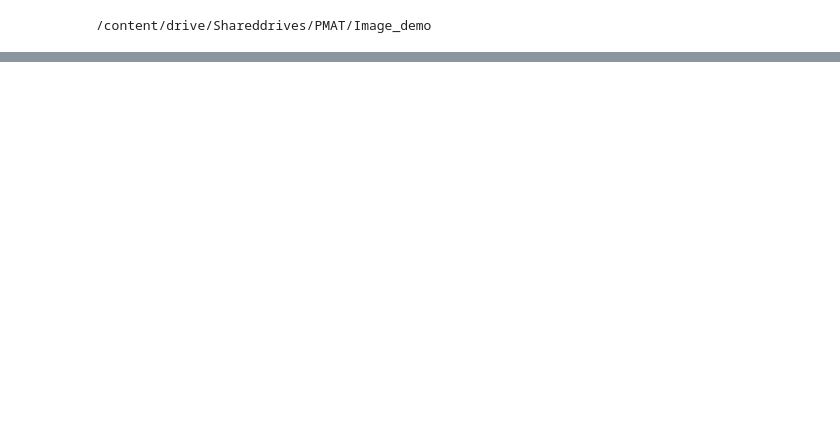
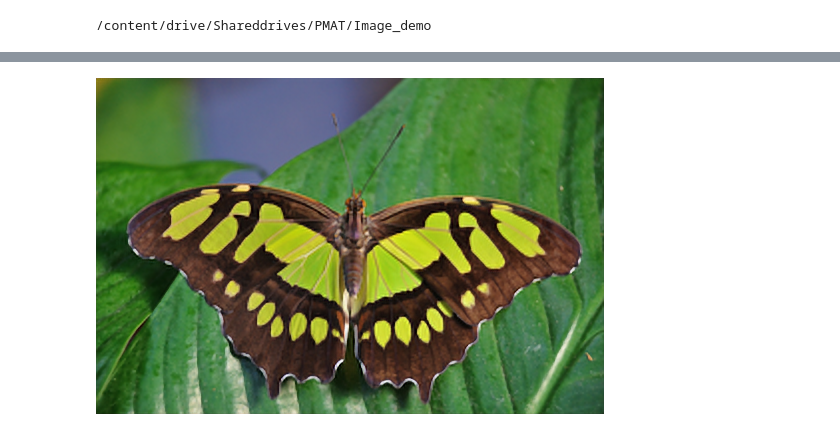
Before and after one commit to pmatuan/Image-Super-Resolution, a Jupyter notebook: Code/Compare.ipynb, the cells around one changed output, grey strips where cells are left out. Drawn from its saved outputs; the diff is of its cells as text; code cells hidden in the pictures; blank space fills up the shorter version.

```diff
--- a/Code/Compare.ipynb
+++ b/Code/Compare.ipynb
@@ -359,0 +284,7 @@ SRCNN time: 0:00:00.155355
+# %%
+model_AE = Auto_Encoder(img.shape[0], img.shape[1])
+model_AE.load_weights('/content/drive/Shareddrives/PMAT/Final/weights/AE.h5')
+img_AE= model_AE.predict(img_)[0]
+cv2_imshow(img_AE)
+# %% [output]
+[figure, added]
```
Also changed, not shown: parts of 36 cells of this notebook, 7 other files.
